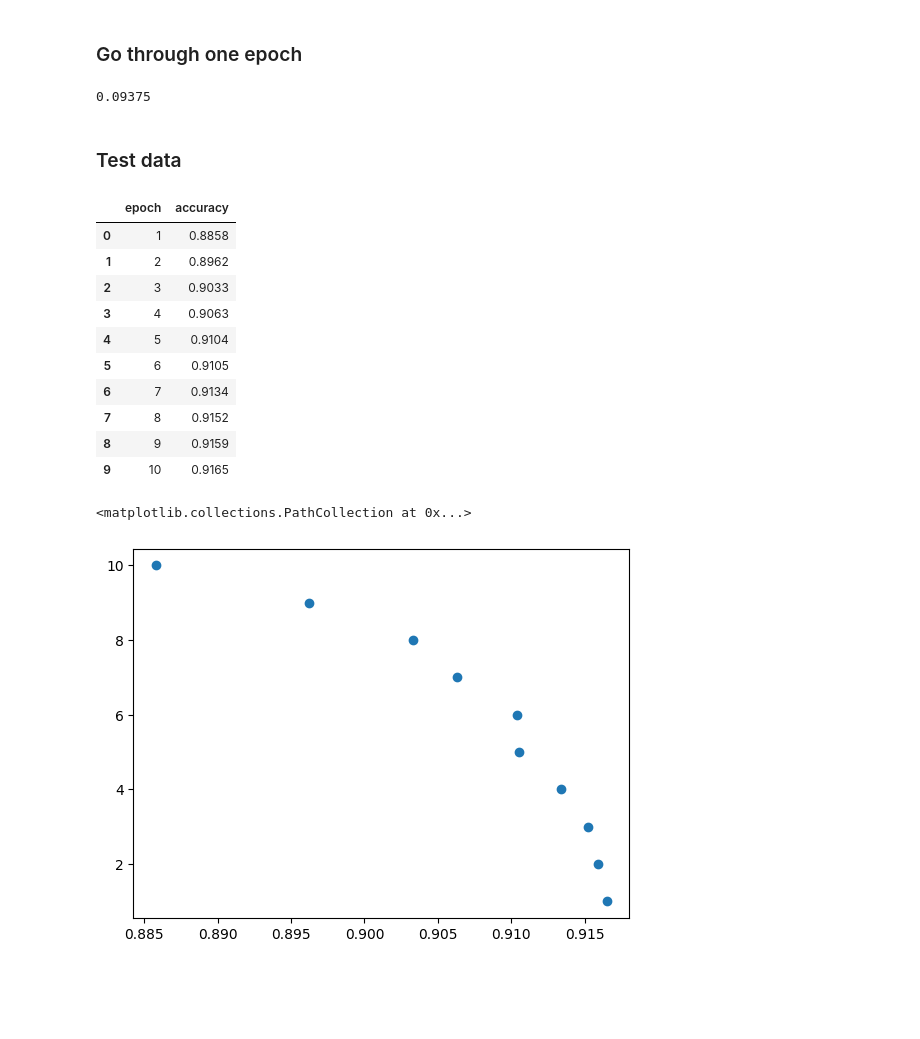
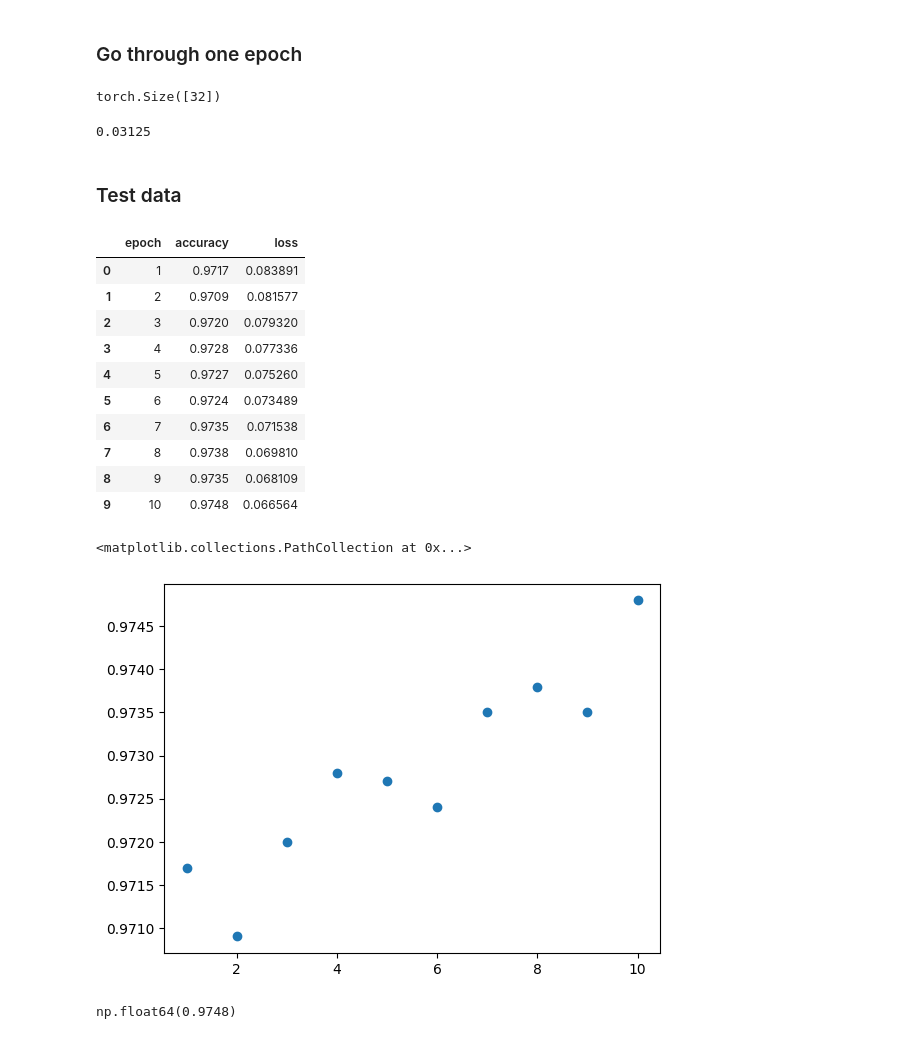
Before and after one commit to FFallberg/digit_classifier, a Jupyter notebook: Main.ipynb, the cells around one changed output. Drawn from its saved outputs; the diff is of its cells as text; code cells hidden in the pictures; blank space fills up the shorter version.

Commit message:
Loss and new model

```diff
--- a/Main.ipynb
+++ b/Main.ipynb
@@ -52,7 +52,15 @@ print(flat_images.shape)
 # %% [output]
 torch.Size([32, 784])
 # %%
-layer = torch.nn.Linear(784, 10) #Create randomized weights.
+#layer = torch.nn.Linear(784, 10) #Create randomized weights.
+
+layer = torch.nn.Sequential(
+    torch.nn.Linear(784,128),
+    torch.nn.ReLU(),
+    torch.nn.Linear(128,10)
+
+)
+
 scores = layer(flat_images)
 print(scores.shape)
 # %% [output]
@@ -88,24 +96,36 @@ loss_fn = torch.nn.CrossEntropyLoss()
 
 optimizer = torch.optim.SGD(layer.parameters(), lr = 0.01)
 
+
 def train_model():
     layer.train()
+    total_loss = 0
+    for batch_num, (images, labels) in enumerate(loader):
 
-    for batch_num, (images, labels) in enumerate(loader):
+
         flat_images = images.flatten(start_dim=1)
         scores = layer(flat_images)
+
         loss = loss_fn(scores, labels)
+
+        total_loss += loss.item() * labels.size(0)
 
         optimizer.zero_grad() # Clean of old gradiens, for a new batch.
         loss.backward() # Backwards prop to get gradient
         optimizer.step() # Update weights with
+
+    return total_loss / len(loader.dataset)
+# %%
+labels.size()
+# %% [output]
+torch.Size([32])
 # %%
 predictions = scores.argmax(dim=1) ## Last batch to see accuracy.
 accuracy = (predictions == labels).float().mean()
 
 print(accuracy.item())
 # %% [output]
-0.09375
+0.03125
 # %% [markdown]
 ### Test data
 # %%
@@ -131,37 +151,46 @@ def evaluate_model():
     return accuracy
 # %%
 results = []
+loss_results = []
 
 epochs = 10
 for i in range(epochs):
-    train_model()
+    tot_loss = train_model()
     accuracy = evaluate_model()
+
+    loss_results.append(tot_loss)
     results.append(accuracy)
 
 results_df = pd.DataFrame({
-    'epoch':np.arange(1,epochs + 1),
-    'accuracy':results
+    'epoch'     :np.arange(1,epochs + 1),
+    'accuracy'  :results,
+    'loss'      :loss_results
 })
 
 results_df
 # %% [output]
-|  | epoch | accuracy |
-| 0 | 1 | 0.8858 |
-| 1 | 2 | 0.8962 |
-| 2 | 3 | 0.9033 |
-| 3 | 4 | 0.9063 |
-| 4 | 5 | 0.9104 |
-| 5 | 6 | 0.9105 |
-| 6 | 7 | 0.9134 |
-| 7 | 8 | 0.9152 |
-| 8 | 9 | 0.9159 |
-| 9 | 10 | 0.9165 |
+|  | epoch | accuracy | loss |
+| 0 | 1 | 0.9717 | 0.083891 |
+| 1 | 2 | 0.9709 | 0.081577 |
+| 2 | 3 | 0.9720 | 0.079320 |
+| 3 | 4 | 0.9728 | 0.077336 |
+| 4 | 5 | 0.9727 | 0.075260 |
+| 5 | 6 | 0.9724 | 0.073489 |
+| 6 | 7 | 0.9735 | 0.071538 |
+| 7 | 8 | 0.9738 | 0.069810 |
+| 8 | 9 | 0.9735 | 0.068109 |
+| 9 | 10 | 0.9748 | 0.066564 |
 # %%
 
 plt.scatter(
-    x = results_df['accuracy'],
-    y=results_df['epoch'].sort_values(ascending=True)
+    x=results_df['epoch'],
+    y = results_df['accuracy'],
+
     )
 # %% [output]
 <matplotlib.collections.PathCollection at 0x...>
-[figure, old version]
+[figure, new version]
+# %%
+results_df['accuracy'].max()
+# %% [output]
+np.float64(0.9748)
```
Also changed, not shown: parts of 4 cells of this notebook.
